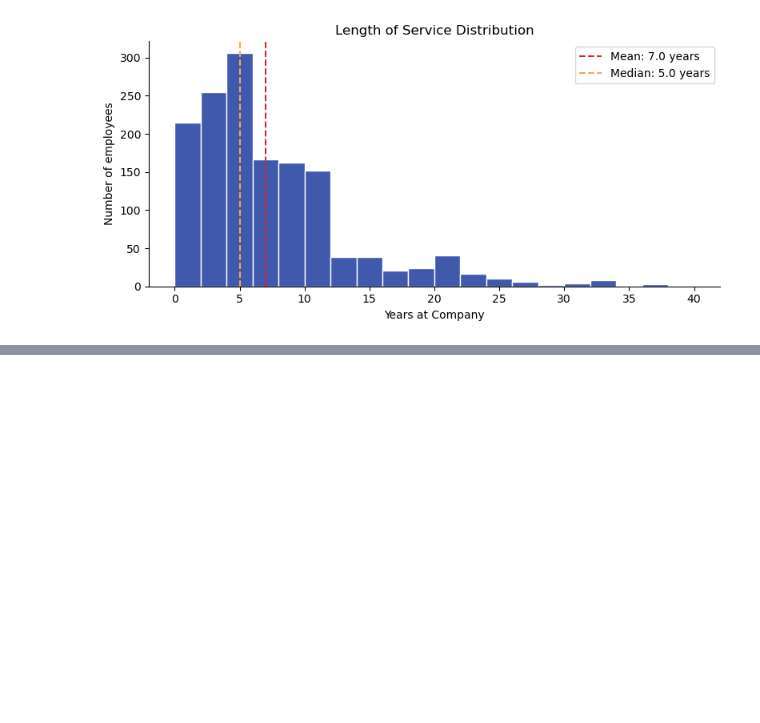
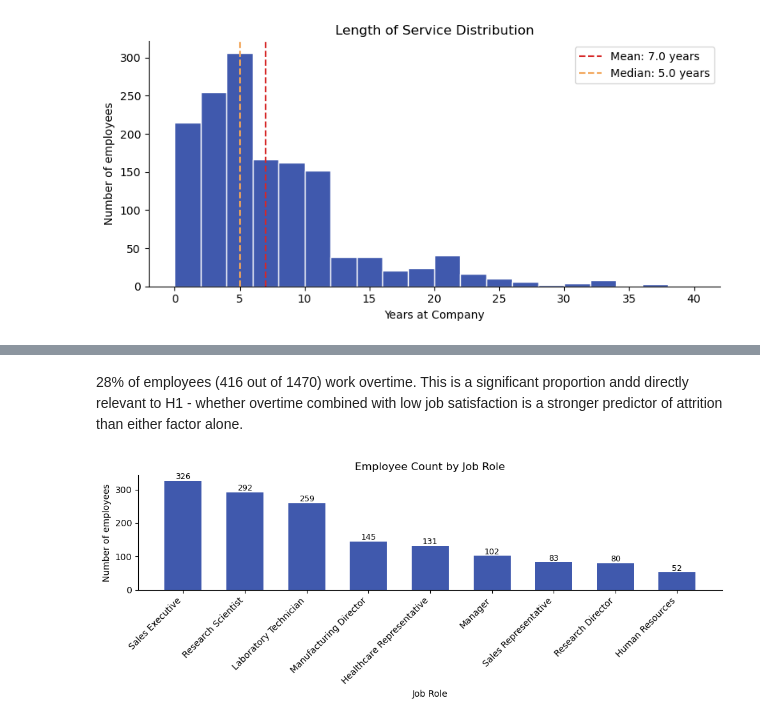
Before and after one commit to amanova1/why-employees-leave, a Jupyter notebook: why_employees_leave.ipynb, the cells around one changed output, grey strips where cells are left out. Saved outputs shown, nothing was run; the diff lists cells and outputs as text; code cells hidden in the pictures; blank space fills up the shorter version.

```diff
--- a/why_employees_leave.ipynb
+++ b/why_employees_leave.ipynb
@@ -467,0 +474,23 @@ plt.show()
+# %% [markdown]
+28% of employees (416 out of 1470) work overtime. This is a significant proportion andd directly relevant to H1 - whether overtime combined with low job satisfaction is a stronger predictor of attrition than either factor alone.
+# %%
+fig, ax = plt.subplots(figsize=(10, 4))
+
+jobrole_counts = hr_data['JobRole'].value_counts()
+bars = ax.bar(jobrole_counts.index, jobrole_counts.values, color='#4059AD', width=0.6)
+
+ax.set_title('Employee Count by Job Role')
+ax.set_xlabel('Job Role')
+ax.set_ylabel('Number of employees')
+ax.spines['top'].set_visible(False)
+ax.spines['right'].set_visible(False)
+
+for bar in bars:
+    ax.text(bar.get_x() + bar.get_width()/2, bar.get_height() + 5,
+            str(int(bar.get_height())), ha='center', fontsize=9)
+
+plt.xticks(rotation=45, ha='right')
+plt.tight_layout()
+plt.show()
+# %% [output]
+[figure, added]
```
Also changed, not shown: parts of 11 cells of this notebook.
